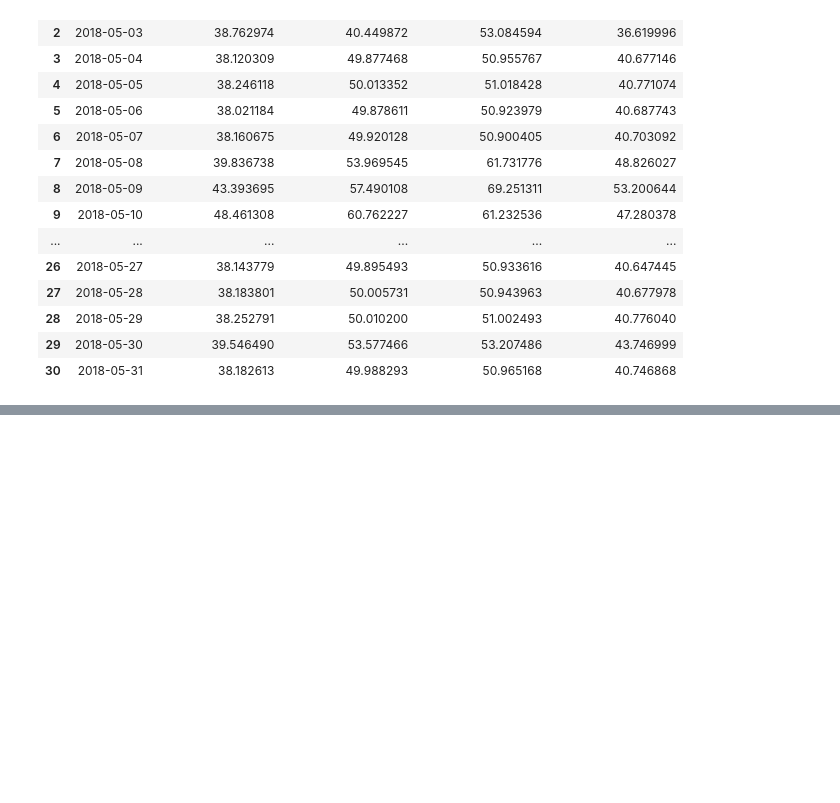
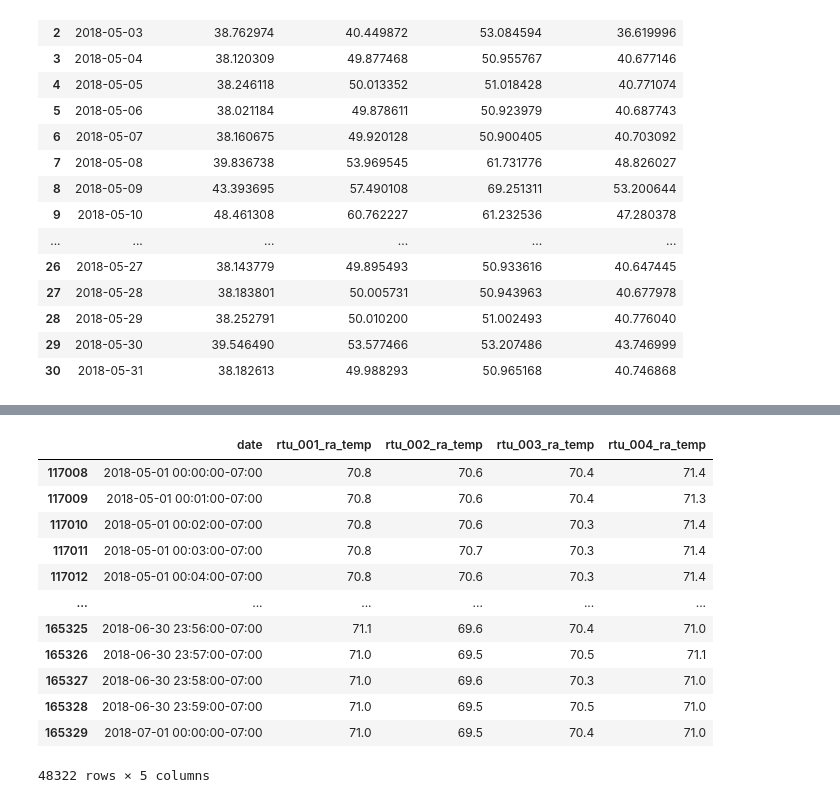
Before and after one commit to UCB-stat-159-s23/project-project-group22, a Jupyter notebook: analysis.ipynb, the cells around one changed output, grey strips where cells are left out. Cells and saved outputs as stored; diff of their text form; code cells hidden in the pictures; blank space fills up the shorter version.

```diff
--- a/analysis.ipynb
+++ b/analysis.ipynb
@@ -189,0 +277,16 @@ def
+# %%
+retrieve('2018-05-01 00:00:00', '2018-07-01 00:00:00', 'rtu_ra_t.csv')
+# %% [output]
+|  | date | rtu_001_ra_temp | rtu_002_ra_temp | rtu_003_ra_temp | rtu_004_ra_temp |
+| 117008 | 2018-05-01 00:00:00-07:00 | 70.8 | 70.6 | 70.4 | 71.4 |
+| 117009 | 2018-05-01 00:01:00-07:00 | 70.8 | 70.6 | 70.4 | 71.3 |
+| 117010 | 2018-05-01 00:02:00-07:00 | 70.8 | 70.6 | 70.3 | 71.4 |
+| 117011 | 2018-05-01 00:03:00-07:00 | 70.8 | 70.7 | 70.3 | 71.4 |
+| 117012 | 2018-05-01 00:04:00-07:00 | 70.8 | 70.6 | 70.3 | 71.4 |
+| ... | ... | ... | ... | ... | ... |
+| 165325 | 2018-06-30 23:56:00-07:00 | 71.1 | 69.6 | 70.4 | 71.0 |
+| 165326 | 2018-06-30 23:57:00-07:00 | 71.0 | 69.5 | 70.5 | 71.1 |
+| 165327 | 2018-06-30 23:58:00-07:00 | 71.0 | 69.6 | 70.3 | 71.0 |
+| 165328 | 2018-06-30 23:59:00-07:00 | 71.0 | 69.5 | 70.5 | 71.0 |
+| 165329 | 2018-07-01 00:00:00-07:00 | 71.0 | 69.5 | 70.4 | 71.0 |
+48322 rows × 5 columns
```
Also changed, not shown: parts of 13 cells of this notebook, 1 other file.
